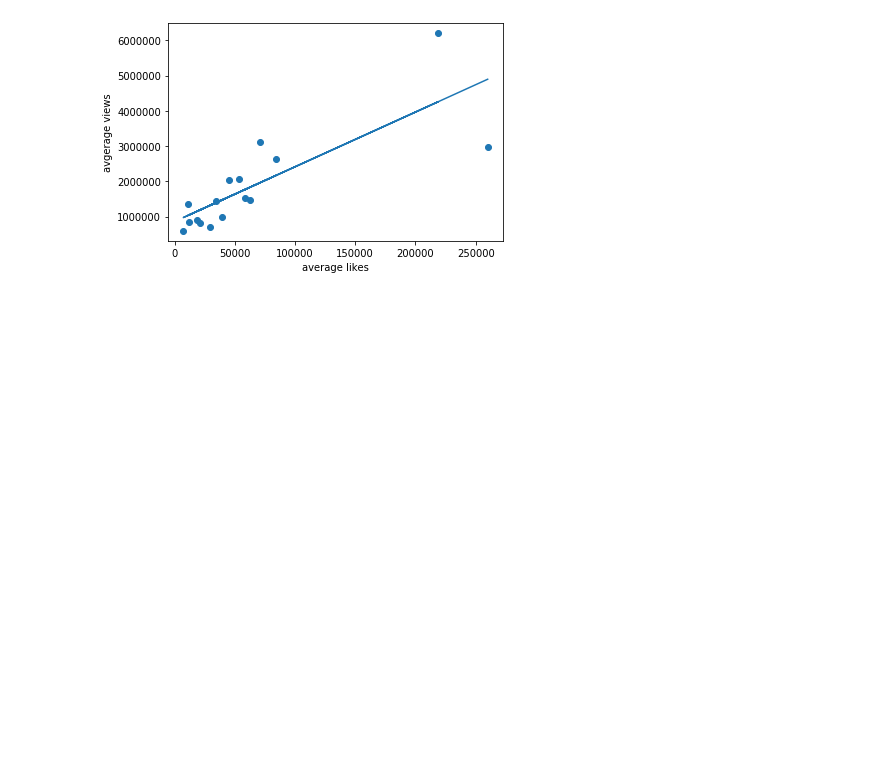
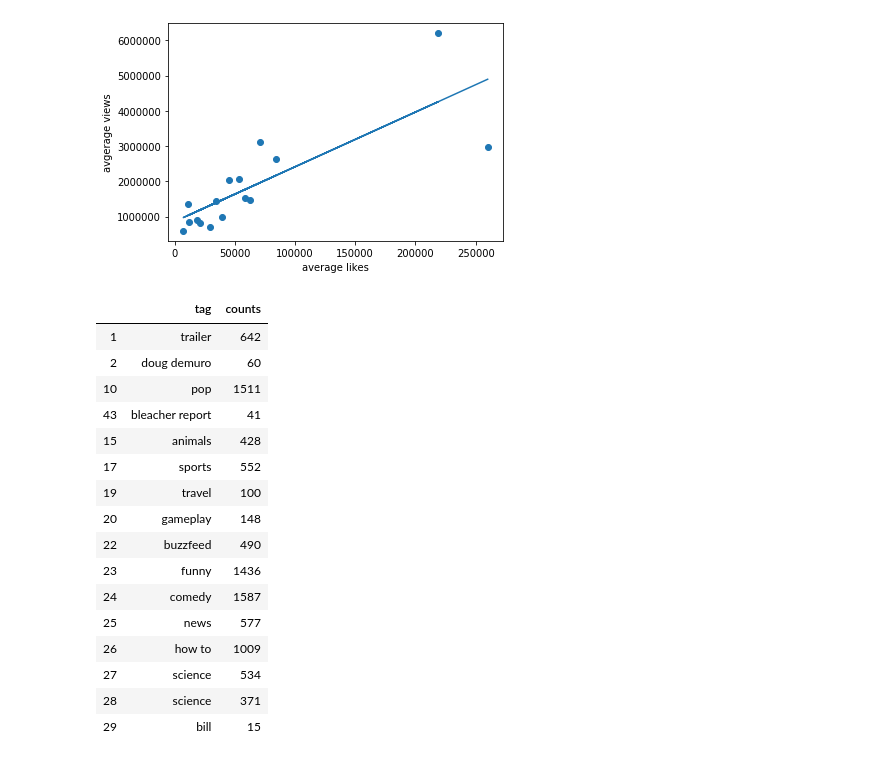
Before and after one commit to run-cmw/trending-yt-vids-api, a Jupyter notebook: project/project_draft.ipynb, the cells around one changed output. Cells and saved outputs as stored; diff of their text form; code cells hidden in the pictures; blank space fills up the shorter version.

```diff
--- a/project/project_draft.ipynb
+++ b/project/project_draft.ipynb
@@ -237,3 +219,35 @@ plt.xlabel("average likes")
 # %% [output]
 Text(0.5, 0, 'average likes')
 [figure]
+# %%
+def generate_top_tag_each_category_chart(cate_tag):
+    category = []
+    tag = []
+    tag_count = []
+    for item in cate_tag.items():
+        category.append(str(item[0]))
+        sorted_d = sorted(item[1].items(), key=lambda x:x[1], reverse=True)
+        tag.append(sorted_d[0][0])
+        tag_count.append(sorted_d[0][1])
+    top_tag_each_category = pd.DataFrame(list(zip(tag, tag_count)), index=category, columns=['tag', 'counts'])
+    return top_tag_each_category
+# %%
+generate_top_tag_each_category_chart(cate_tag)
+# %% [output]
+|  | tag | counts |
+| 1 | trailer | 642 |
+| 2 | doug demuro | 60 |
+| 10 | pop | 1511 |
+| 43 | bleacher report | 41 |
+| 15 | animals | 428 |
+| 17 | sports | 552 |
+| 19 | travel | 100 |
+| 20 | gameplay | 148 |
+| 22 | buzzfeed | 490 |
+| 23 | funny | 1436 |
+| 24 | comedy | 1587 |
+| 25 | news | 577 |
+| 26 | how to | 1009 |
+| 27 | science | 534 |
+| 28 | science | 371 |
+| 29 | bill | 15 |
```
Also changed, not shown: parts of 2 cells of this notebook.
